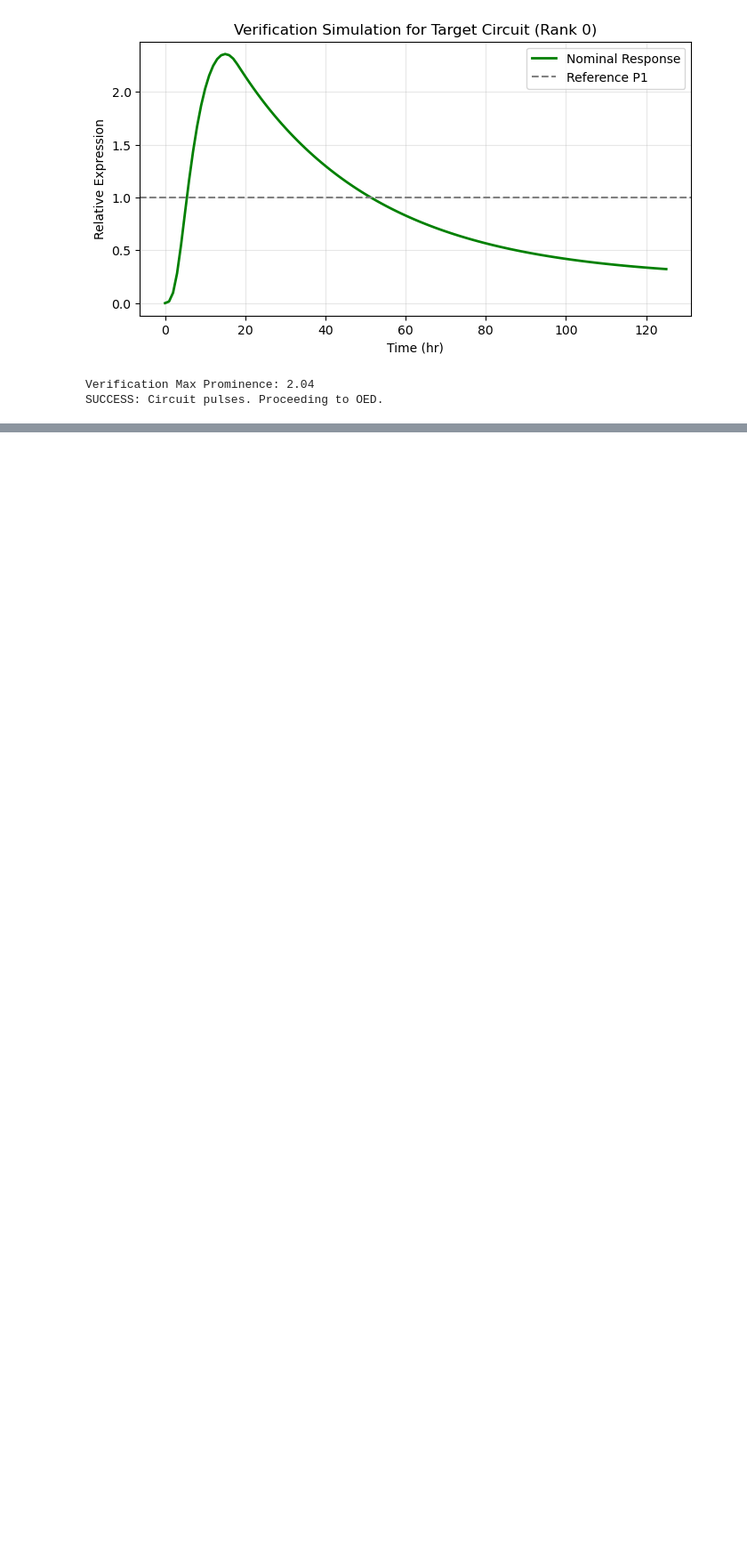
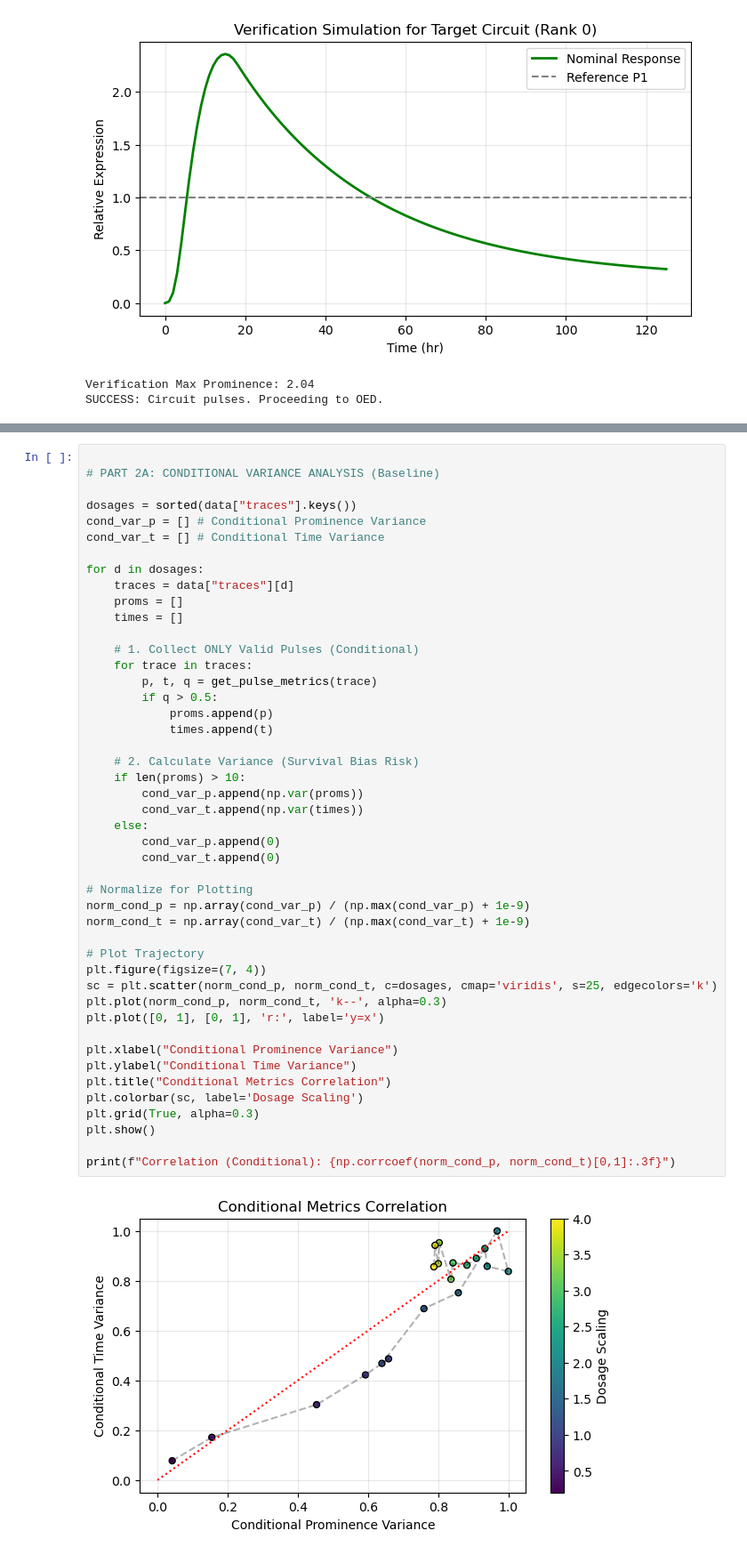
Before and after one commit to PhoebeQiKuang/GCAD-SDL, a Jupyter notebook: Experimental Design/oed_wrapper/Run_OED_Z1Z2.ipynb, the cells around one changed output, grey strips where cells are left out. Shown at 89% size. Cells and saved outputs as stored; diff of their text form; blank space fills up the shorter version.

```diff
--- a/Experimental Design/oed_wrapper/Run_OED_Z1Z2.ipynb
+++ b/Experimental Design/oed_wrapper/Run_OED_Z1Z2.ipynb
@@ -441,0 +615,48 @@ plt.show()
+# %%
+
+# PART 2A: CONDITIONAL VARIANCE ANALYSIS (Baseline)
+
+dosages = sorted(data["traces"].keys())
+cond_var_p = [] # Conditional Prominence Variance
+cond_var_t = [] # Conditional Time Variance
+
+for d in dosages:
+    traces = data["traces"][d]
+    proms = []
+    times = []
+
+    # 1. Collect ONLY Valid Pulses (Conditional)
+    for trace in traces:
+        p, t, q = get_pulse_metrics(trace)
+        if q > 0.5:
+            proms.append(p)
+            times.append(t)
+
+    # 2. Calculate Variance (Survival Bias Risk)
+    if len(proms) > 10:
+        cond_var_p.append(np.var(proms))
+        cond_var_t.append(np.var(times))
+    else:
+        cond_var_p.append(0)
+        cond_var_t.append(0)
+
+# Normalize for Plotting
+norm_cond_p = np.array(cond_var_p) / (np.max(cond_var_p) + 1e-9)
+norm_cond_t = np.array(cond_var_t) / (np.max(cond_var_t) + 1e-9)
+
+# Plot Trajectory
+plt.figure(figsize=(7, 4))
+sc = plt.scatter(norm_cond_p, norm_cond_t, c=dosages, cmap='viridis', s=25, edgecolors='k')
+plt.plot(norm_cond_p, norm_cond_t, 'k--', alpha=0.3)
+plt.plot([0, 1], [0, 1], 'r:', label='y=x')
+
+plt.xlabel("Conditional Prominence Variance")
+plt.ylabel("Conditional Time Variance")
+plt.title("Conditional Metrics Correlation")
+plt.colorbar(sc, label='Dosage Scaling')
+plt.grid(True, alpha=0.3)
+plt.show()
+
+print(f"Correlation (Conditional): {np.corrcoef(norm_cond_p, norm_cond_t)[0,1]:.3f}")
+# %% [output]
+[figure, added]
```
Also changed, not shown: parts of 28 cells of this notebook, 30 other files.
